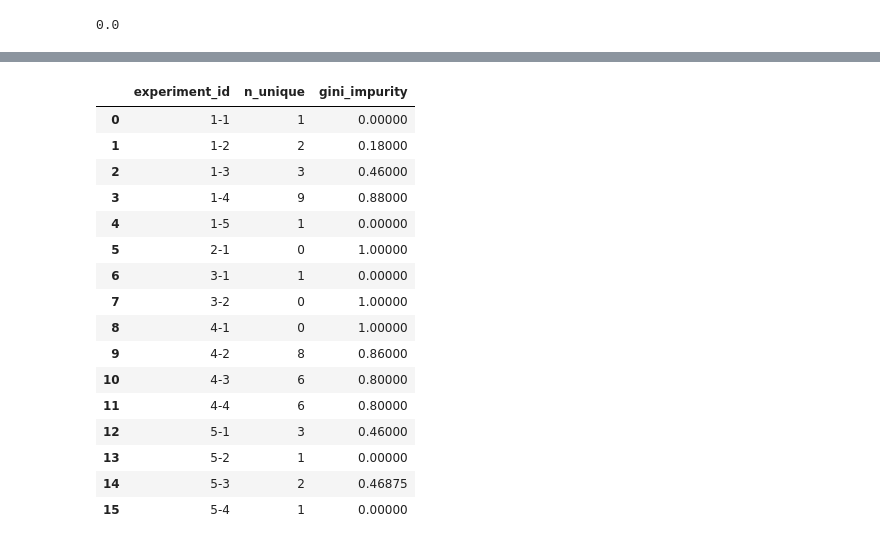
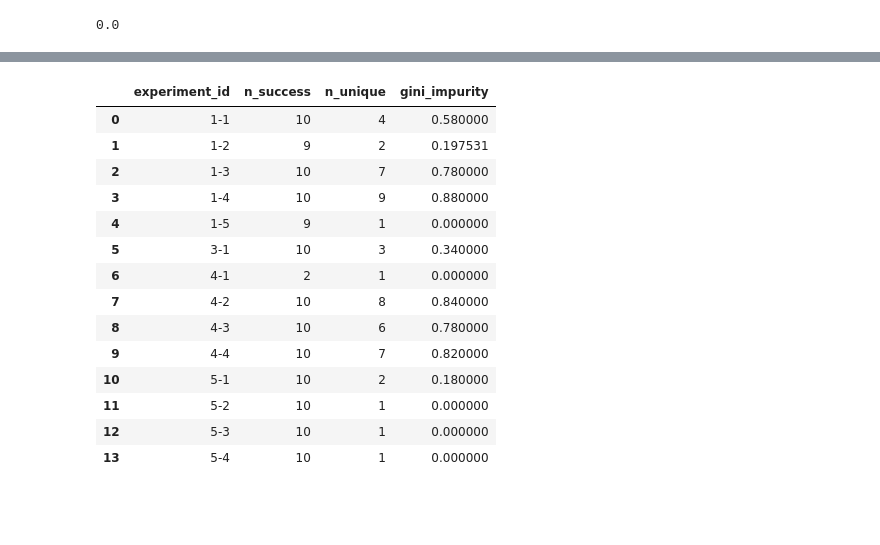
Before and after one commit to dracor-org/dracor-mcp-evaluation, a Jupyter notebook: 2025-DH-Paper-Automatic-Evaluation/responses_analyser.ipynb, the cells around one changed output, grey strips where cells are left out. Drawn from its saved outputs; the diff is of its cells as text; code cells hidden in the pictures; blank space fills up the shorter version.

Commit message:
add total n of successful responses to the response diversity summary (reliability measurement)

```diff
--- a/2025-DH-Paper-Automatic-Evaluation/responses_analyser.ipynb
+++ b/2025-DH-Paper-Automatic-Evaluation/responses_analyser.ipynb
@@ -1186,34 +1186,35 @@ gini_impurity
 # %%
 gini_impurity.to_csv(f"results/{model}_gini_impurity.csv", index=False)
 # %%
-
 summary = (
-    df.groupby("experiment_id")["normalised_response"]
-      .agg(
-          n_unique="nunique",
-          gini_impurity=lambda s: 1 - np.sum(s.value_counts(normalize=True).to_numpy() ** 2)
-      )
-      .reset_index()
+    df[df["success"]]
+    .groupby("experiment_id")
+    .agg(
+        n_success=("success", "size"),
+        n_unique=("normalised_response", "nunique"),
+        gini_impurity=(
+            "normalised_response",
+            lambda s: 1 - np.sum(s.value_counts(normalize=True).to_numpy() ** 2)
+        )
+    )
+    .reset_index()
 )
-
 summary
 # %% [output]
-|  | experiment_id | n_unique | gini_impurity |
-| 0 | 1-1 | 1 | 0.00000 |
-| 1 | 1-2 | 2 | 0.18000 |
-| 2 | 1-3 | 3 | 0.46000 |
-| 3 | 1-4 | 9 | 0.88000 |
-| 4 | 1-5 | 1 | 0.00000 |
-| 5 | 2-1 | 0 | 1.00000 |
-| 6 | 3-1 | 1 | 0.00000 |
-| 7 | 3-2 | 0 | 1.00000 |
-| 8 | 4-1 | 0 | 1.00000 |
-| 9 | 4-2 | 8 | 0.86000 |
-| 10 | 4-3 | 6 | 0.80000 |
-| 11 | 4-4 | 6 | 0.80000 |
-| 12 | 5-1 | 3 | 0.46000 |
-| 13 | 5-2 | 1 | 0.00000 |
-| 14 | 5-3 | 2 | 0.46875 |
-| 15 | 5-4 | 1 | 0.00000 |
+|  | experiment_id | n_success | n_unique | gini_impurity |
+| 0 | 1-1 | 10 | 4 | 0.580000 |
+| 1 | 1-2 | 9 | 2 | 0.197531 |
+| 2 | 1-3 | 10 | 7 | 0.780000 |
+| 3 | 1-4 | 10 | 9 | 0.880000 |
+| 4 | 1-5 | 9 | 1 | 0.000000 |
+| 5 | 3-1 | 10 | 3 | 0.340000 |
+| 6 | 4-1 | 2 | 1 | 0.000000 |
+| 7 | 4-2 | 10 | 8 | 0.840000 |
+| 8 | 4-3 | 10 | 6 | 0.780000 |
+| 9 | 4-4 | 10 | 7 | 0.820000 |
+| 10 | 5-1 | 10 | 2 | 0.180000 |
+| 11 | 5-2 | 10 | 1 | 0.000000 |
+| 12 | 5-3 | 10 | 1 | 0.000000 |
+| 13 | 5-4 | 10 | 1 | 0.000000 |
 # %%
 summary.to_csv(f"results/{model}_response_diversity_summary.csv", index=False)
```
Also changed, not shown: parts of 63 cells of this notebook, 2 other files.
